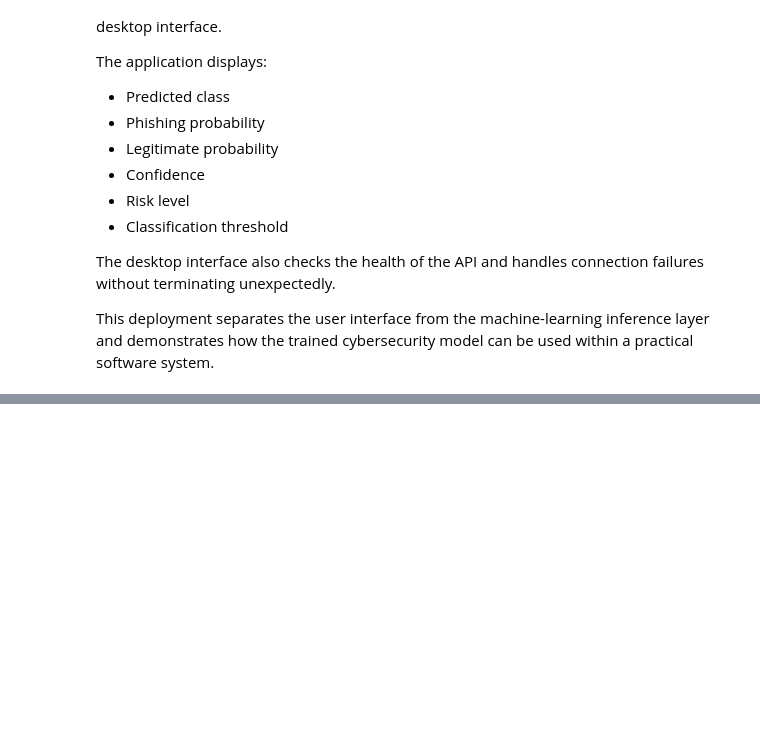
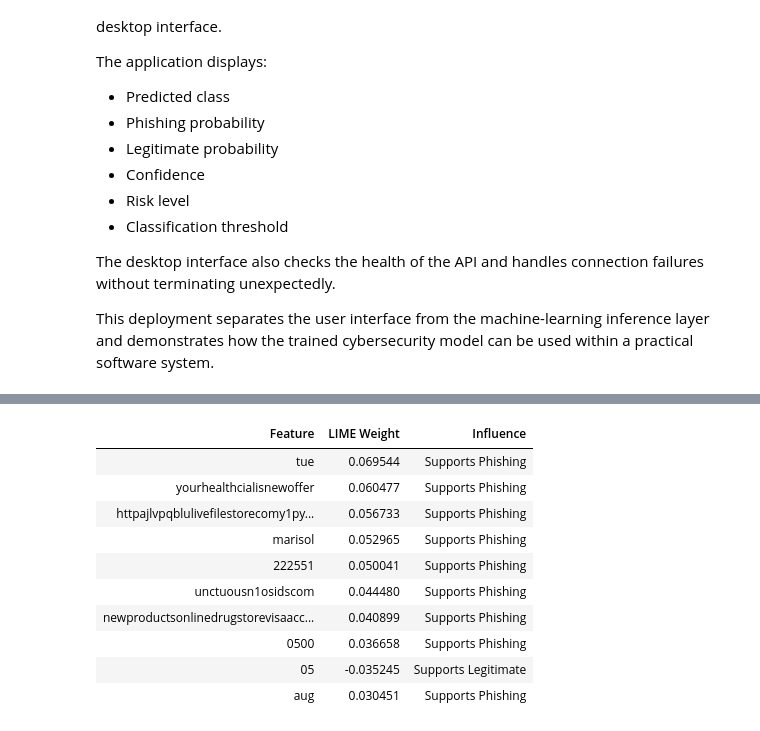
Before and after one commit to Lwazi-Junior/ITRI625-Phishing-Email-Detection, a Jupyter notebook: notebooks/phishing_detection.ipynb, the cells around one changed output, grey strips where cells are left out. Saved outputs shown, nothing was run; the diff lists cells and outputs as text; code cells hidden in the pictures; blank space fills up the shorter version.

```diff
--- a/notebooks/phishing_detection.ipynb
+++ b/notebooks/phishing_detection.ipynb
@@ -4085,0 +4231,42 @@ used within a practical software system.
+# %%
+xai_explanation = (
+    lime_explainer.explain_instance(
+        xai_email,
+        lime_cnn_predict_proba,
+        labels=[1],
+        num_features=10,
+        num_samples=1000
+    )
+)
+
+xai_feature_weights = (
+    xai_explanation.as_list(label=1)
+)
+
+xai_df = pd.DataFrame(
+    xai_feature_weights,
+    columns=[
+        "Feature",
+        "LIME Weight"
+    ]
+)
+
+xai_df["Influence"] = np.where(
+    xai_df["LIME Weight"] > 0,
+    "Supports Phishing",
+    "Supports Legitimate"
+)
+
+display(xai_df)
+# %% [output]
+| Feature | LIME Weight | Influence |
+| tue | 0.069544 | Supports Phishing |
+| yourhealthcialisnewoffer | 0.060477 | Supports Phishing |
+| httpajlvpqblulivefilestorecomy1py... | 0.056733 | Supports Phishing |
+| marisol | 0.052965 | Supports Phishing |
+| 222551 | 0.050041 | Supports Phishing |
+| unctuousn1osidscom | 0.044480 | Supports Phishing |
+| newproductsonlinedrugstorevisaacc... | 0.040899 | Supports Phishing |
+| 0500 | 0.036658 | Supports Phishing |
+| 05 | -0.035245 | Supports Legitimate |
+| aug | 0.030451 | Supports Phishing |
```
Also changed, not shown: parts of 6 cells of this notebook, 5 other files.
